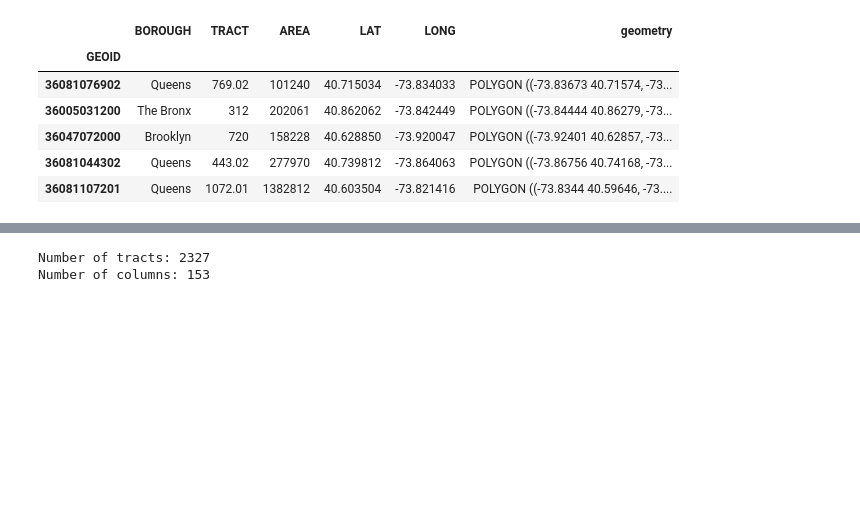
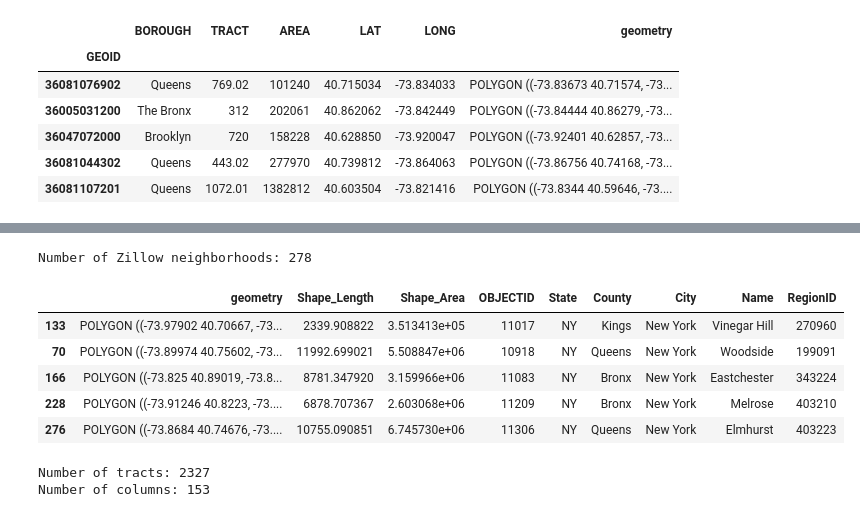
Before and after one commit to dylan-j-young/nyc-community-clustering, a Jupyter notebook: notebooks/00_preprocessing.ipynb, the cells around one changed output, grey strips where cells are left out. Drawn from its saved outputs; the diff is of its cells as text; code cells hidden in the pictures; blank space fills up the shorter version.

Commit message:
Added Zillow neighborhoods

```diff
--- a/notebooks/00_preprocessing.ipynb
+++ b/notebooks/00_preprocessing.ipynb
@@ -88,6 +91,18 @@ Number of NTAs: 262
 | 139 | 1 | Manhattan | 61 | MN0801 | Upper East Side-Lenox Hill-Roosev... | UES_LnxHl | 0 | MN08 | MN08 Upper East Side-Roosevelt Is... | 38425.383337 | ... |
 | 168 | 4 | Queens | 81 | QN0261 | Sunnyside Yards (South) | SnnysdYd_S | 6 | QN02 | QN02 Long Island City-Sunnyside-W... | 22732.905493 | ... |
 | 232 | 4 | Queens | 81 | QN1491 | Rockaway Community Park | RckwyCPk | 9 | QN14 | QN14 The Rockaways (CD 14 Approxi... | 21348.912448 | ... |
+# %%
+gdf_zillow = preprocessing.clean_zillow_nbds()
+print(f"Number of Zillow neighborhoods: {len(gdf_zillow)}")
+gdf_zillow.sample(n=5)
+# %% [output]
+Number of Zillow neighborhoods: 278
+|  | geometry | Shape_Length | Shape_Area | OBJECTID | State | County | City | Name | RegionID |
+| 133 | POLYGON ((-73.97902 40.70667, -73... | 2339.908822 | 3.513413e+05 | 11017 | NY | Kings | New York | Vinegar Hill | 270960 |
+| 70 | POLYGON ((-73.89974 40.75602, -73... | 11992.699021 | 5.508847e+06 | 10918 | NY | Queens | New York | Woodside | 199091 |
+| 166 | POLYGON ((-73.825 40.89019, -73.8... | 8781.347920 | 3.159966e+06 | 11083 | NY | Bronx | New York | Eastchester | 343224 |
+| 228 | POLYGON ((-73.91246 40.8223, -73.... | 6878.707367 | 2.603068e+06 | 11209 | NY | Bronx | New York | Melrose | 403210 |
+| 276 | POLYGON ((-73.8684 40.74676, -73.... | 10755.090851 | 6.745730e+06 | 11306 | NY | Queens | New York | Elmhurst | 403223 |
 # %%
 # Perform in initial cleaning of 2020 Demographic Profile data
 decennial2020_dp_initclean = preprocessing.initial_clean_2020_demographic_profile()
```
Also changed, not shown: parts of 2 cells of this notebook, 2 other files.
